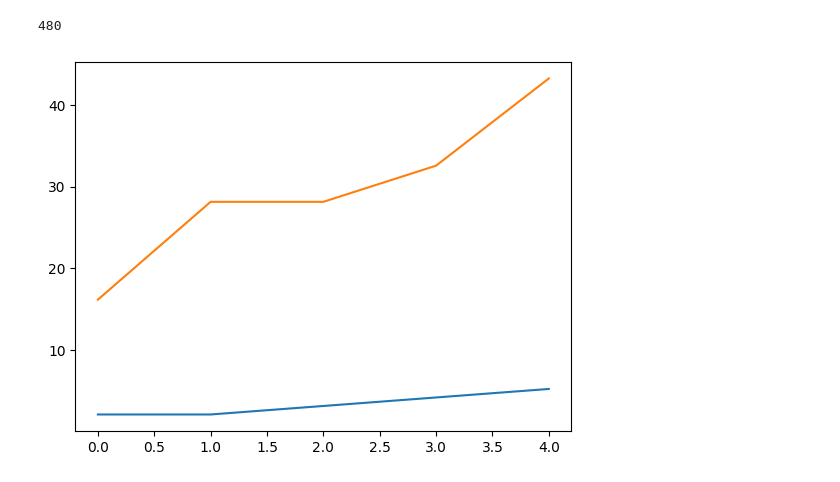
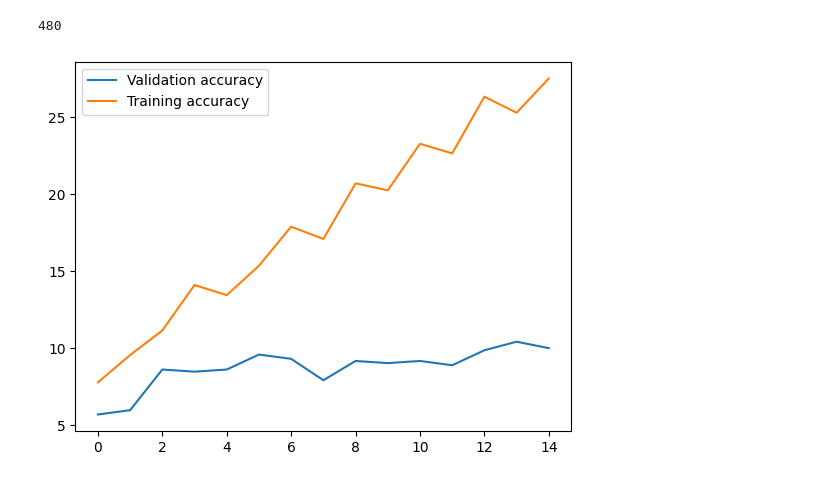
Before and after one commit to pplvieira/BCI-project, a Jupyter notebook: VisualizationPedro.ipynb, the cells around one changed output. Saved outputs shown, nothing was run; the diff lists cells and outputs as text; code cells hidden in the pictures.

```diff
--- a/VisualizationPedro.ipynb
+++ b/VisualizationPedro.ipynb
@@ -426,11 +560,13 @@ class ShallowConvNet(nn.Module):
 import os
 import numpy as np
 import torch
-from torch.utils.data import Dataset, DataLoader
+from torch.utils.data import Dataset, DataLoader, TensorDataset
 from scipy.io import loadmat
+#import torch.utils.data as data_utils
+
 
 class EEGDataset(Dataset):
-    def __init__(self, data_dir):
+    def __init__(self, data_dir, n_subjects):
         """
         Initialize the dataset by loading and preprocessing EEG data.
 
@@ -439,16 +575,17 @@ class EEGDataset(Dataset):
         """
         self.data = []
         self.labels = []
-        self._load_data(data_dir)
+        #self.n_subjects = n_subjects
+        self._load_data(data_dir, n_subjects)
 
-    def _load_data(self, data_dir):
+    def _load_data(self, data_dir, n_subjects):
         """
         Load and preprocess EEG data from .mat files.
 
         Args:
         - data_dir: Directory containing .mat files.
         """
-        n_subjects = 2 ##NUMBER OF SUBJECTS TO USE <40
+        #n_subjects = 2 ##NUMBER OF SUBJECTS TO USE <40
         i_subj = 0
         for file in os.listdir(data_dir):
             if file.endswith(".mat"):
@@ -494,7 +631,8 @@ class EEGDataset(Dataset):
 
 # Example usage:
 data_dir = SOURCEFOLDER + "data"
-eeg_dataset = EEGDataset(data_dir)
+#eeg_dataset = EEGDataset(data_dir, 15)
+eeg_dataset = EEGDataset(data_dir, 15)
 ##eeg_dataloader = DataLoader(eeg_dataset, batch_size=32, shuffle=True) ## IGINORAR
 # %%
 ## TEST TRAIN SPLIT
@@ -540,6 +678,7 @@ def evaluate(model, test_loader):
 # %%
 ## TRAINING LOOP
 import torch.optim as optim
+from torchsummary import summary
 
 # Device will determine whether to run the training on GPU or CPU.
 device = torch.device('cuda' if torch.cuda.is_available() else 'cpu')
@@ -548,15 +687,19 @@ print(f"Device: {device}")
 # Initialize model, loss, and optimizer
 #model = ConvNeuralNet(num_classes=40, N_channels=20).to(device) # 40
 #model = ConvNeuralNet2(num_classes=40).to(device) # 40
-model = ShallowConvNet(num_classes=40, F1=16, D=4, F2=32 ).to(device) # 40
+#model = ShallowConvNet(num_classes=40, F1=12, D=4, F2=24, pool1=4, pool2=4).to(device) # 40
+model = Simple3conv(num_classes=40, F1=8, F2=16, F3=32, dropout_prob=0.5).to(device) # 40
+
+summary(model, (64, 1250), batch_size=16)
 criterion = nn.CrossEntropyLoss()
 optimizer = optim.Adam(model.parameters(), lr=1e-3)
 
 # Training loop
-num_epochs = 5 #10
+num_epochs = 15 #10
 loss_list  = []
 accu_list  = []
 train_accu_list = []
+train_loss_list = []
 for epoch in range(num_epochs):
     model.train()
     running_loss = 0.0
@@ -575,5 +718,8 @@ for epoch in range(num_epochs):
     accu_list += [evaluate(model, test_loader)]
     train_accu_list += [evaluate(model, train_loader)]
     print(f"Epoch {epoch + 1}/{num_epochs}, Loss: {running_loss / len(train_loader):.3f} | Training Accuracy: {train_accu_list[-1]:.3f}% | Validation Accuracy: {accu_list[-1]:.3f}%")
+
+## SAVE MODEL
+torch.save(model, SOURCEFOLDER + "model1.pt")
 # %% [output]
 Device: cuda
@@ -584,11 +745,12 @@ len(eeg_dataset)
 480
 # %%
 plt.Figure()
-plt.plot(accu_list)
-plt.plot(train_accu_list)
+plt.plot(accu_list, label="Validation accuracy")
+plt.plot(train_accu_list, label="Training accuracy")
+plt.legend()
 plt.show()
 # %% [output]
-[figure, old version]
+[figure, new version]
 # %%
 plt.Figure()
 plt.plot(loss_list)
```
Also changed, not shown: parts of 9 cells of this notebook, 1 other file.
